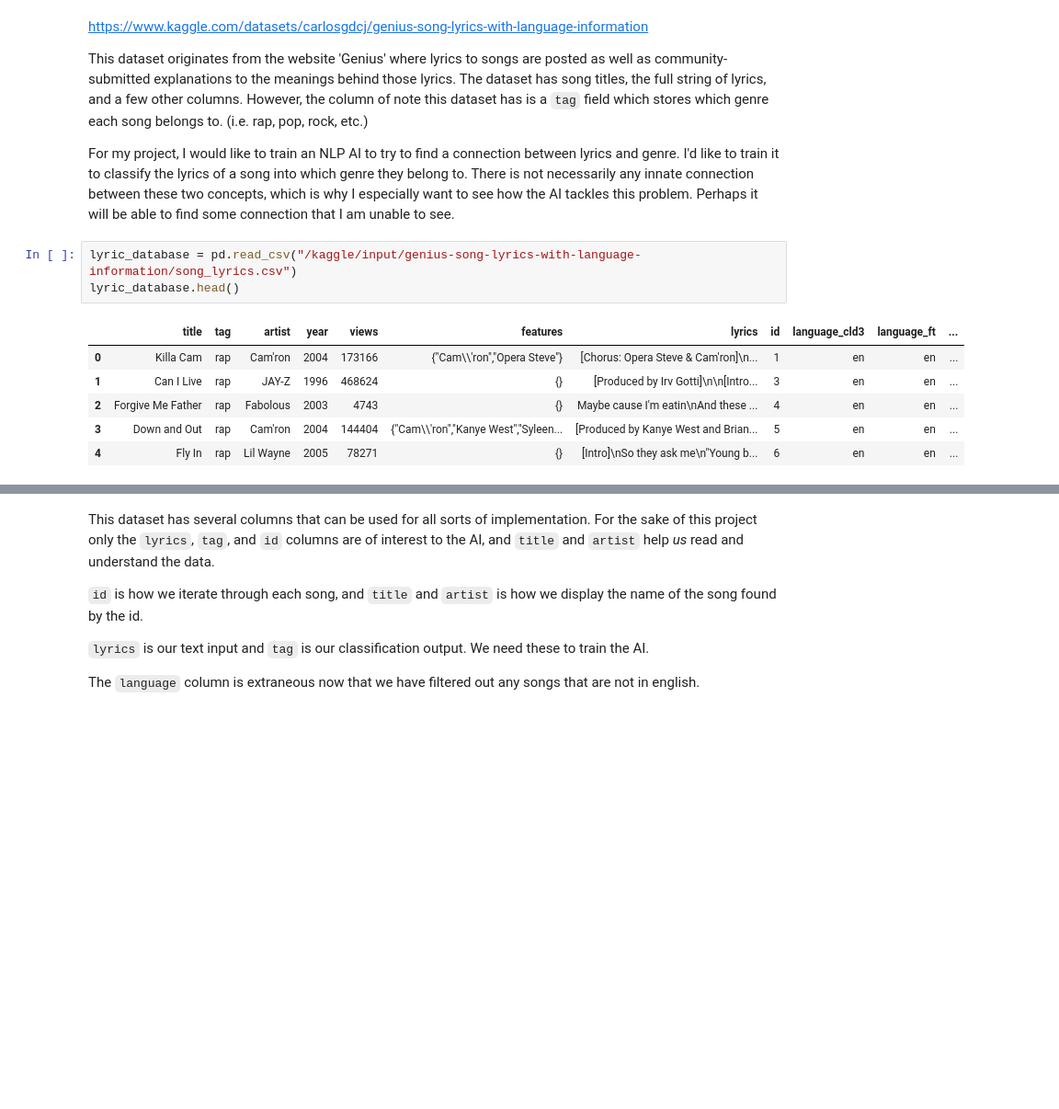
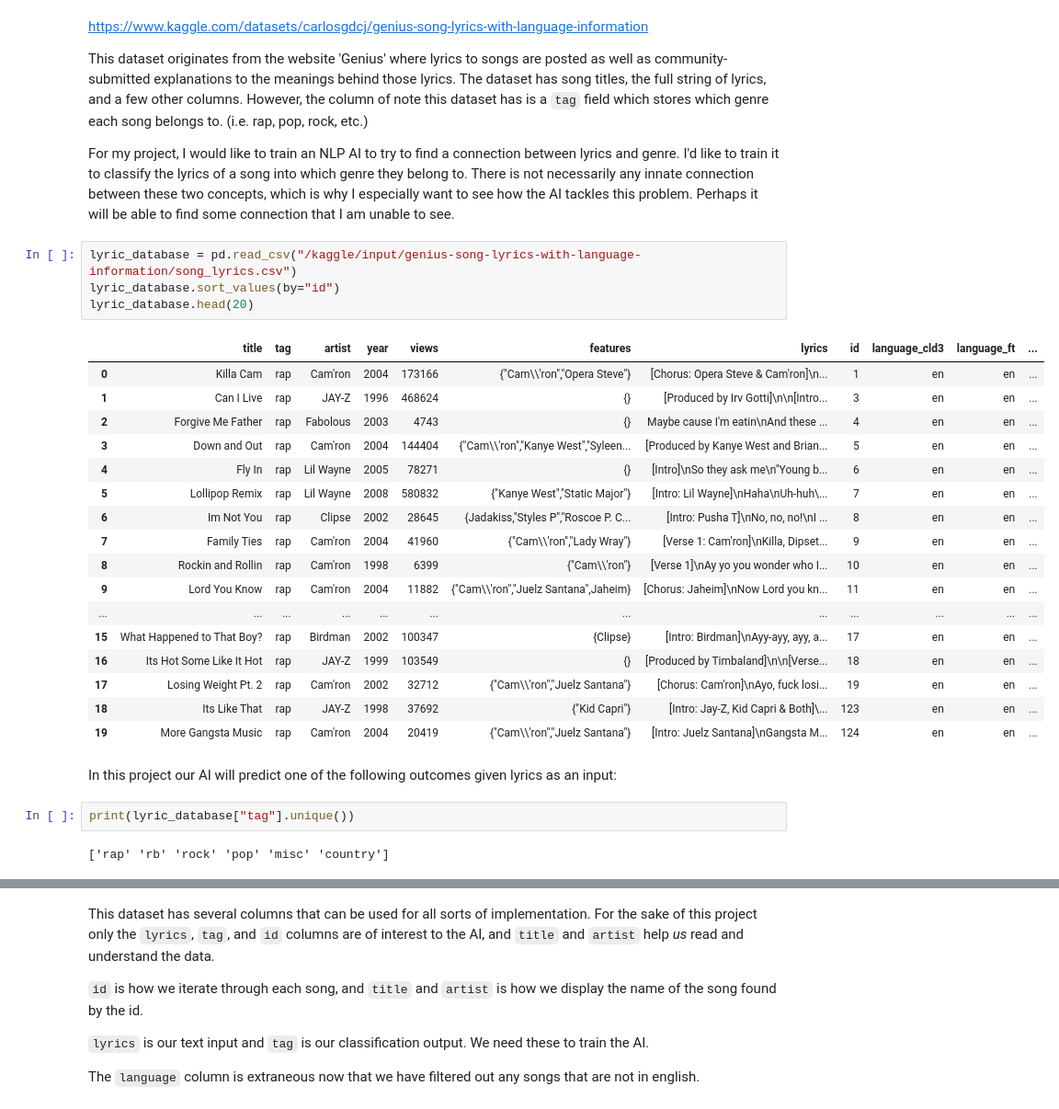
Before and after one commit to dandyjay/CS39AA-Project, a Jupyter notebook: project.ipynb, the cells around one changed output, grey strips where cells are left out. Shown at 92% size. Saved outputs shown, nothing was run; the diff lists cells and outputs as text; blank space fills up the shorter version.

Commit message:
Kaggle Notebook | project | Version 8

```diff
--- a/project.ipynb
+++ b/project.ipynb
@@ -18,12 +18,30 @@ This dataset originates from the website 'Genius' where lyrics to songs are post
 For my project, I would like to train an NLP AI to try to find a connection between lyrics and genre. I'd like to train it to classify the lyrics of a song into which genre they belong to. There is not necessarily any innate connection between these two concepts, which is why I especially want to see how the AI tackles this problem. Perhaps it will be able to find some connection that I am unable to see.
 # %%
 lyric_database = pd.read_csv("/kaggle/input/genius-song-lyrics-with-language-information/song_lyrics.csv")
-lyric_database.head()
+lyric_database.sort_values(by="id")
+lyric_database.head(20)
 # %% [output]
 |  | title | tag | artist | year | views | features | lyrics | id | language_cld3 | language_ft | ... |
 | 0 | Killa Cam | rap | Cam'ron | 2004 | 173166 | {"Cam\\'ron","Opera Steve"} | [Chorus: Opera Steve & Cam'ron]\n... | 1 | en | en | ... |
 | 1 | Can I Live | rap | JAY-Z | 1996 | 468624 | {} | [Produced by Irv Gotti]\n\n[Intro... | 3 | en | en | ... |
 | 2 | Forgive Me Father | rap | Fabolous | 2003 | 4743 | {} | Maybe cause I'm eatin\nAnd these ... | 4 | en | en | ... |
 | 3 | Down and Out | rap | Cam'ron | 2004 | 144404 | {"Cam\\'ron","Kanye West","Syleen... | [Produced by Kanye West and Brian... | 5 | en | en | ... |
 | 4 | Fly In | rap | Lil Wayne | 2005 | 78271 | {} | [Intro]\nSo they ask me\n"Young b... | 6 | en | en | ... |
+| 5 | Lollipop Remix | rap | Lil Wayne | 2008 | 580832 | {"Kanye West","Static Major"} | [Intro: Lil Wayne]\nHaha\nUh-huh\... | 7 | en | en | ... |
+| 6 | Im Not You | rap | Clipse | 2002 | 28645 | {Jadakiss,"Styles P","Roscoe P. C... | [Intro: Pusha T]\nNo, no, no!\nI ... | 8 | en | en | ... |
+| 7 | Family Ties | rap | Cam'ron | 2004 | 41960 | {"Cam\\'ron","Lady Wray"} | [Verse 1: Cam'ron]\nKilla, Dipset... | 9 | en | en | ... |
+| 8 | Rockin and Rollin | rap | Cam'ron | 1998 | 6399 | {"Cam\\'ron"} | [Verse 1]\nAy yo you wonder who I... | 10 | en | en | ... |
+| 9 | Lord You Know | rap | Cam'ron | 2004 | 11882 | {"Cam\\'ron","Juelz Santana",Jaheim} | [Chorus: Jaheim]\nNow Lord you kn... | 11 | en | en | ... |
+| ... | ... | ... | ... | ... | ... | ... | ... | ... | ... | ... | ... |
+| 15 | What Happened to That Boy? | rap | Birdman | 2002 | 100347 | {Clipse} | [Intro: Birdman]\nAyy-ayy, ayy, a... | 17 | en | en | ... |
+| 16 | Its Hot Some Like It Hot | rap | JAY-Z | 1999 | 103549 | {} | [Produced by Timbaland]\n\n[Verse... | 18 | en | en | ... |
+| 17 | Losing Weight Pt. 2 | rap | Cam'ron | 2002 | 32712 | {"Cam\\'ron","Juelz Santana"} | [Chorus: Cam'ron]\nAyo, fuck losi... | 19 | en | en | ... |
+| 18 | Its Like That | rap | JAY-Z | 1998 | 37692 | {"Kid Capri"} | [Intro: Jay-Z, Kid Capri & Both]\... | 123 | en | en | ... |
+| 19 | More Gangsta Music | rap | Cam'ron | 2004 | 20419 | {"Cam\\'ron","Juelz Santana"} | [Intro: Juelz Santana]\nGangsta M... | 124 | en | en | ... |
+# %% [markdown]
+In this project our AI will predict one of the following outcomes given lyrics as an input:
+# %%
+print(lyric_database["tag"].unique())
+# %% [output]
+['rap' 'rb' 'rock' 'pop' 'misc' 'country']
 # %% [markdown]
```
Also changed, not shown: parts of 13 cells of this notebook.
